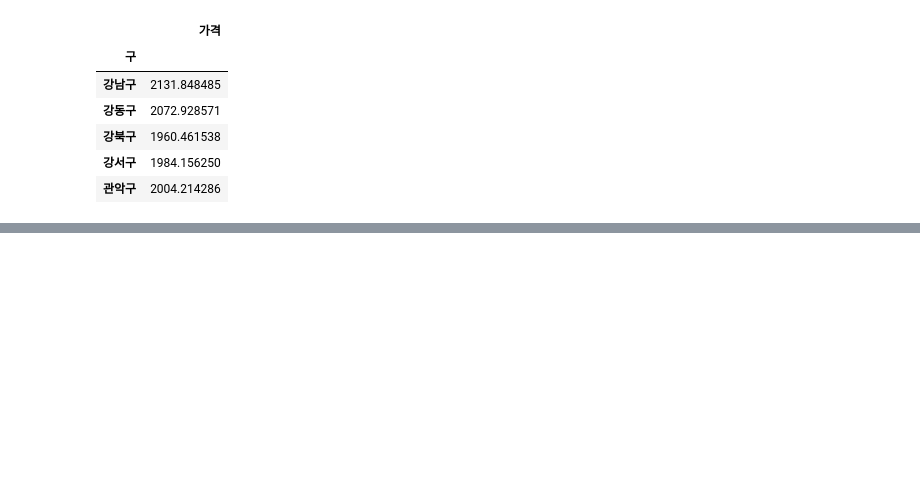
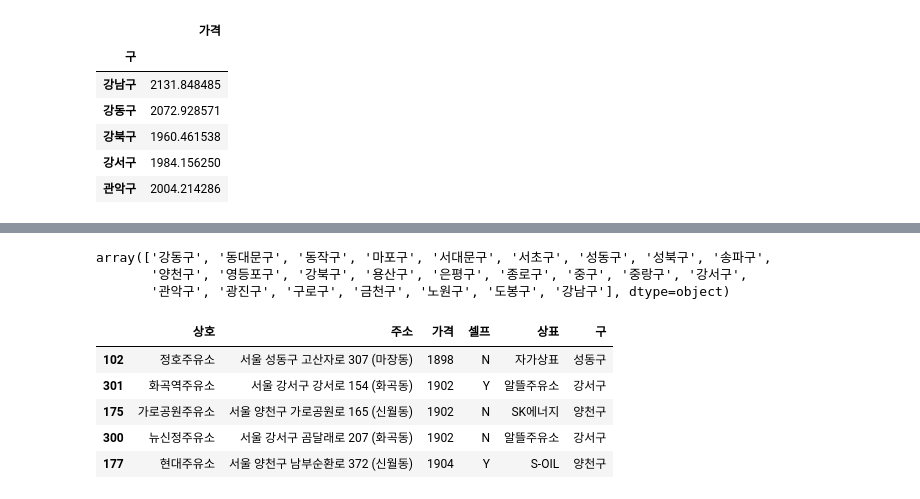
Before and after one commit to ivyjune22/DataAnalysis-Lecture-2022.04, a Jupyter notebook: 05.Crawling/14_Opinet.ipynb, the cells around one changed output, grey strips where cells are left out. Cells and saved outputs as stored; diff of their text form; code cells hidden in the pictures; blank space fills up the shorter version.

```diff
--- a/05.Crawling/14_Opinet.ipynb
+++ b/05.Crawling/14_Opinet.ipynb
@@ -276,0 +304,16 @@ map
+# %%
+df2.구.unique()
+# %% [output]
+array(['강동구', '동대문구', '동작구', '마포구', '서대문구', '서초구', '성동구', '성북구', '송파구',
+       '양천구', '영등포구', '강북구', '용산구', '은평구', '종로구', '중구', '중랑구', '강서구',
+       '관악구', '광진구', '구로구', '금천구', '노원구', '도봉구', '강남구'], dtype=object)
+# %%
+df2.sort_values(by='가격', inplace=True)
+df2.head()
+# %% [output]
+|  | 상호 | 주소 | 가격 | 셀프 | 상표 | 구 |
+| 102 | 정호주유소 | 서울 성동구 고산자로 307 (마장동) | 1898 | N | 자가상표 | 성동구 |
+| 301 | 화곡역주유소 | 서울 강서구 강서로 154 (화곡동) | 1902 | Y | 알뜰주유소 | 강서구 |
+| 175 | 가로공원주유소 | 서울 양천구 가로공원로 165 (신월동) | 1902 | N | SK에너지 | 양천구 |
+| 300 | 뉴신정주유소 | 서울 강서구 곰달래로 207 (화곡동) | 1902 | N | 알뜰주유소 | 강서구 |
+| 177 | 현대주유소 | 서울 양천구 남부순환로 372 (신월동) | 1904 | Y | S-OIL | 양천구 |
```
Also changed, not shown: parts of 8 cells of this notebook.
